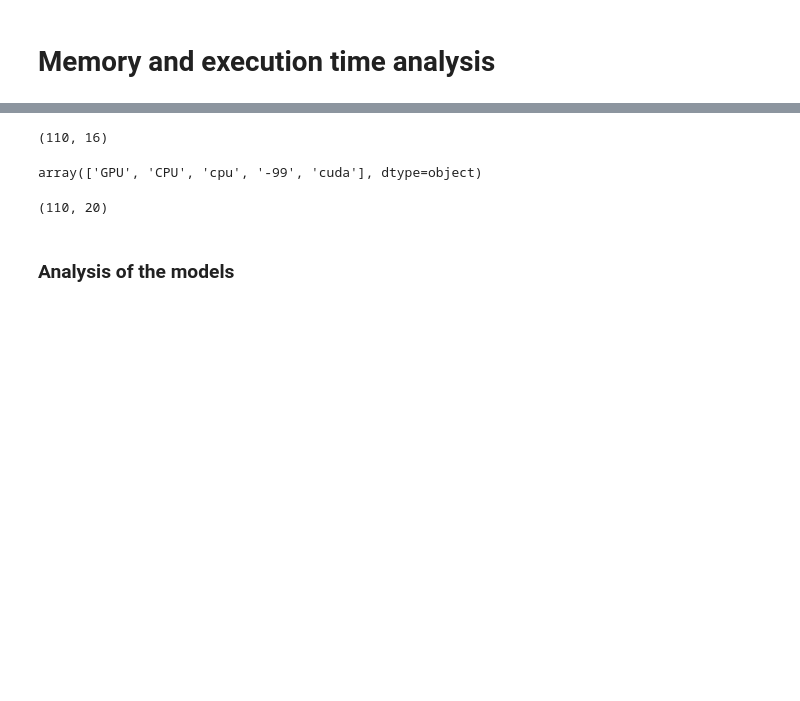
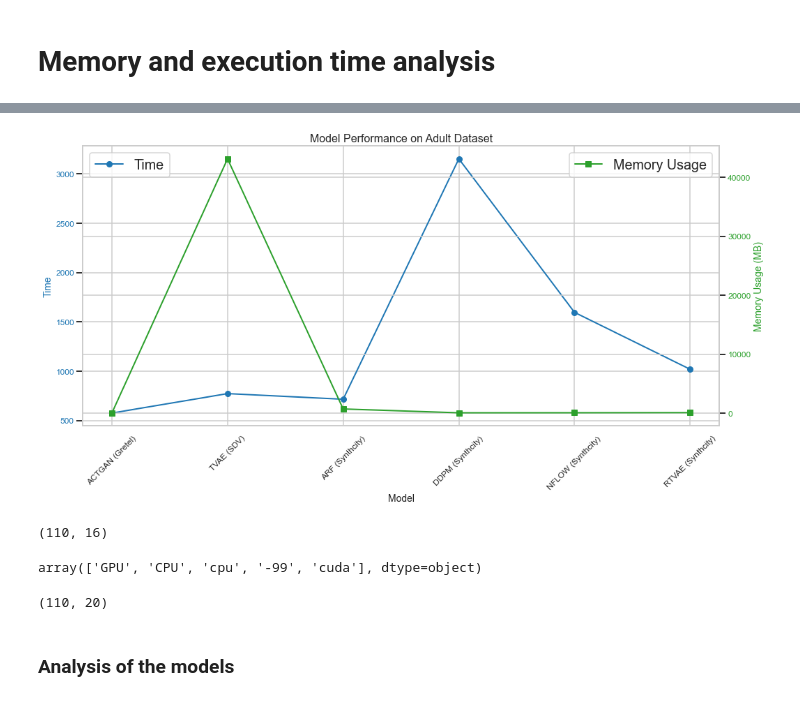
Before and after one commit to dsaidgovsg/benchmarking-synthetic-data-generators, a Jupyter notebook: notebooks/final_execution_evaluation.ipynb, the cells around one changed output, grey strips where cells are left out. Drawn from its saved outputs; the diff is of its cells as text; code cells hidden in the pictures; blank space fills up the shorter version.

```diff
--- a/notebooks/final_execution_evaluation.ipynb
+++ b/notebooks/final_execution_evaluation.ipynb
@@ -11,3 +26,69 @@ from datetime import timedelta
+# %%
+import matplotlib.pyplot as plt
+import matplotlib.dates as mdates
+import pandas as pd
+
+readable_labels = {
+    "goggle_syn": "Goggle (Synthcity)",
+    "goggle_synthcity": "Goggle (Synthcity)",
+    "gan_dp_betterdata": "GAN DP (Betterdata.ai)",
+    "gan_betterdata": "GAN (Betterdata.ai)",
+    "tvae_syn": "TVAE (Synthcity)",
+    "tvae_synthcity": "TVAE (Synthcity)",
+    "gaussian_copula_sdv": "Gaussian Copula (SDV)",
+    "arf_syn": "Random Forest (Synthcity)",
+    "ctgan_syn": "CTGAN (Synthcity)",
+    "ctgan_synthcity": "CTGAN (Synthcity)",
+    "rtvae_syn": "RTVAE (Synthcity)",
+    "rtvae_synthcity": "RTVAE (Synthcity)",
+    "great_llm": "GReaT (LLM)",
+    "ctgan_sdv": "CTGAN (SDV)",
+    "actgan_gretel": "ACTGAN (Gretel)",
+    "arf_syn": "ARF (Synthcity)",
+    "arf_synthcity": "ARF (Synthcity)",
+    "tvae_sdv": "TVAE (SDV)",
+    "ddpm_syn": "DDPM (Synthcity)",
+    "ddpm_synthcity": "DDPM (Synthcity)",
+    "nflow_syn": "NFLOW (Synthcity)",
+    "nflow_synthcity": "NFLOW (Synthcity)"
+}
+
+# Assuming 'data' is your DataFrame and it has 'time' and 'memory' columns.
+# First, map the 'model' column in your DataFrame to the readable labels.
+subset['model'] = subset['model'].map(readable_labels)
+
+# Now let's create the plot
+fig, ax1 = plt.subplots(figsize=(15, 8))
+
+color = 'tab:blue'
+ax1.set_xlabel('Model', fontsize=14)
+ax1.set_ylabel('Time', color=color, fontsize=14)
+ax1.plot(subset['model'], subset['train_time_sec'], color=color, marker='o', markersize=8, linewidth=2, label='Time')
+ax1.tick_params(axis='y', labelcolor=color, labelsize=12)
+ax1.tick_params(axis='x', labelsize=12, rotation=45)
+ax1.legend(loc='upper left')
+
+# Create a twin axis for memory usage
+ax2 = ax1.twinx()
+color = 'tab:green'
+ax2.set_ylabel('Memory Usage (MB)', color=color, fontsize=14)  # we already handled the x-label with ax1
+ax2.plot(subset['model'], subset['peak_memory_mb'], color=color, marker='s', markersize=8, linewidth=2, label='Memory Usage')
+ax2.tick_params(axis='y', labelcolor=color, labelsize=12)
+ax2.legend(loc='upper right')
+
+# Add a title
+plt.title('Model Performance on Adult Dataset', fontsize=16)
+
+# Use a grid
+ax1.grid(True)
+
+# Adjust the layout
+plt.tight_layout()
+
+# Show the plot
+plt.show()
+# %% [output]
+[figure, added]
 # %%
 ALL_TABULAR_DATASETS = ["adult", "census", "child", "covtype", "credit", "insurance", "health_insurance",
                        "intrusion", "drugs", "loan", "pums"]
```
Also changed, not shown: parts of 8 cells of this notebook, 6 other files.
